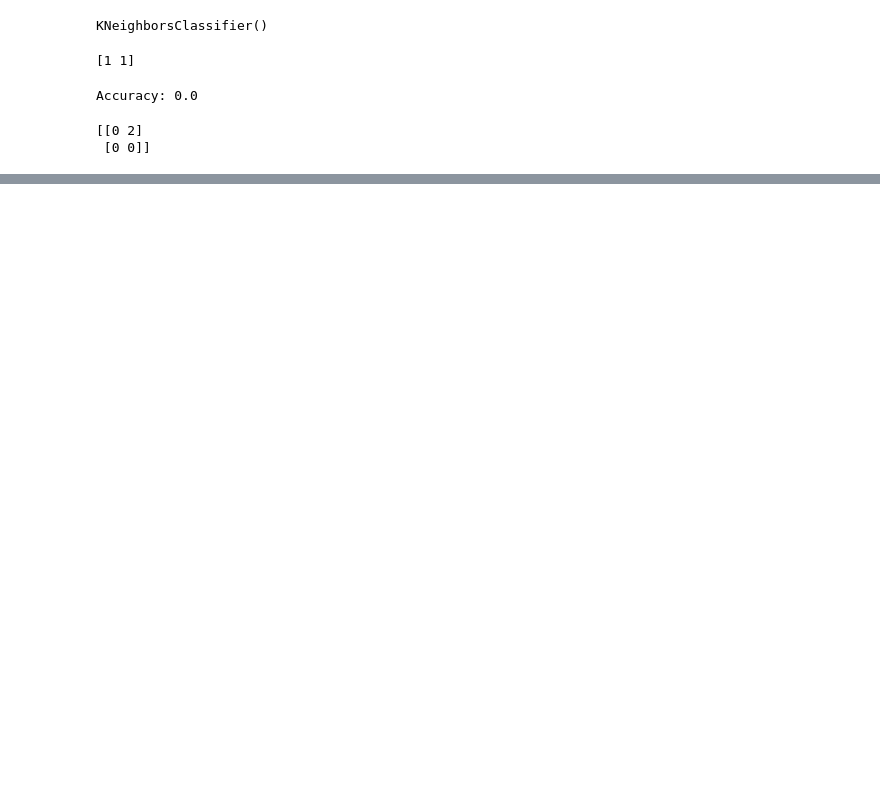
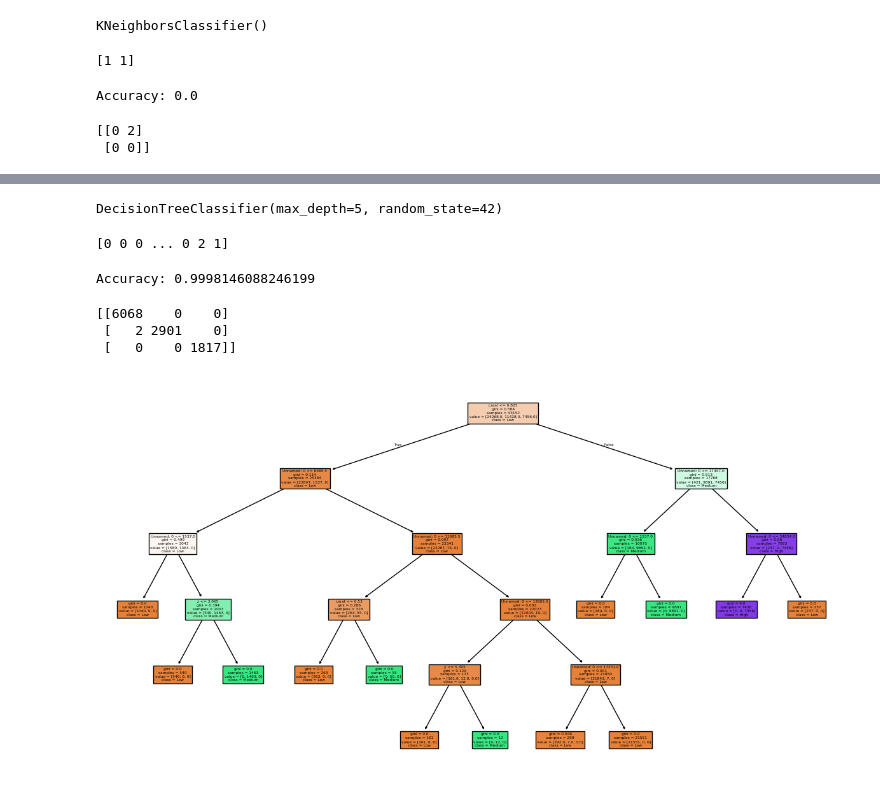
Before and after one commit to Dhyan-Shah/Sparks_AI_ML_Internship, a Jupyter notebook: ML/Practice/ML_Test.ipynb, the cells around one changed output, grey strips where cells are left out. Saved outputs shown, nothing was run; the diff lists cells and outputs as text; code cells hidden in the pictures; blank space fills up the shorter version.

```diff
--- a/ML/Practice/ML_Test.ipynb
+++ b/ML/Practice/ML_Test.ipynb
@@ -1864,0 +2220,64 @@ print(cm)
+# %%
+le=LabelEncoder()
+df18['cut']=le.fit_transform(df18['cut'])
+df18['color']=le.fit_transform(df18['color'])
+df18['clarity']=le.fit_transform(df18['clarity'])
+# %%
+X=df18.drop('Price_Tier',axis=1)
+y=df18['Price_Tier']
+# %%
+X_train, X_test, y_train, y_test = train_test_split(
+
+    X,
+    y,
+    test_size=0.2,
+    random_state=42
+)
+# %%
+model = DecisionTreeClassifier(
+
+    criterion='gini',
+    max_depth=5,
+    random_state=42
+)
+
+model.fit(X_train, y_train)
+# %% [output]
+DecisionTreeClassifier(max_depth=5, random_state=42)
+# %%
+y_pred = model.predict(X_test)
+
+print(y_pred)
+# %% [output]
+[0 0 0 ... 0 2 1]
+# %%
+print(
+    "Accuracy:",
+    metrics.accuracy_score(y_test, y_pred)
+)
+# %% [output]
+Accuracy: 0.9998146088246199
+# %%
+cm = metrics.confusion_matrix(
+    y_test,
+    y_pred
+)
+
+print(cm)
+# %% [output]
+[[6068    0    0]
+ [   2 2901    0]
+ [   0    0 1817]]
+# %%
+plt.figure(figsize=(15,8))
+
+plot_tree(
+    model,
+    feature_names=X.columns,
+    class_names=['Low','Medium','High'],
+    filled=True
+)
+
+plt.show()
+# %% [output]
+[figure, added]
```
Also changed, not shown: parts of 43 cells of this notebook, 1 other file.
